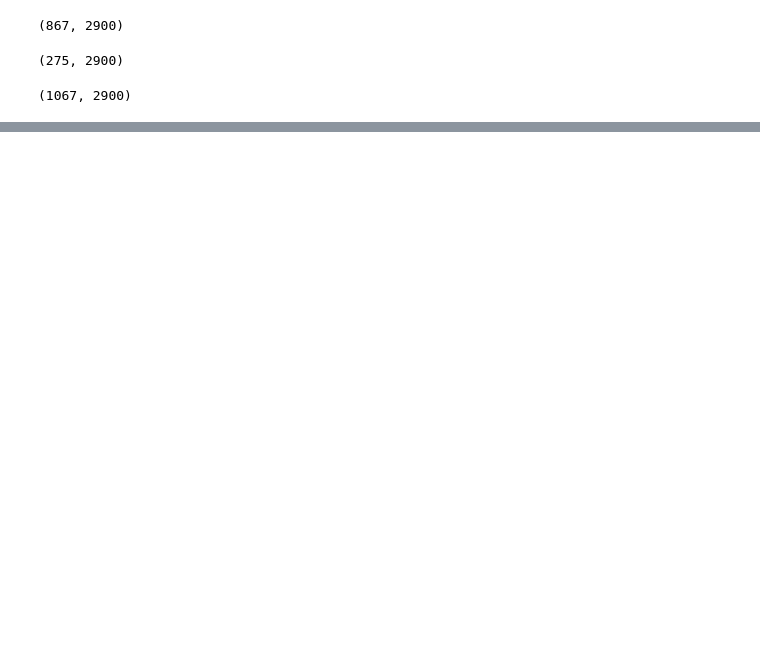
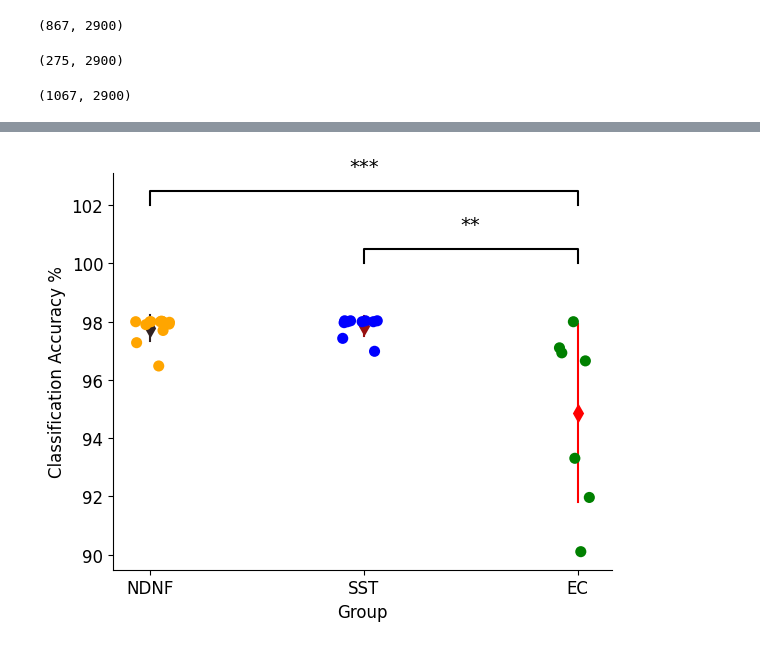
Before and after one commit to Milstein-Lab/CA1-interneuron-GLM, a Jupyter notebook: Clean_notebooks_to_date/finding_weights_over_NDNF.ipynb, the cells around one changed output, grey strips where cells are left out. Cells and saved outputs as stored; diff of their text form; code cells hidden in the pictures; blank space fills up the shorter version.

```diff
--- a/Clean_notebooks_to_date/finding_weights_over_NDNF.ipynb
+++ b/Clean_notebooks_to_date/finding_weights_over_NDNF.ipynb
@@ -471,0 +884,93 @@ TypeError: Neither the `x` nor `y` variable appears to be numeric.
+# %%
+
+
+def get_accuracy_list(accuracy_dict_NDNF):
+    mean_accuracy_per_animal_list_NDNF = []
+    for animal in accuracy_dict_NDNF:
+        mean_accuracy_per_animal_list_NDNF.append(np.mean(accuracy_dict_NDNF[animal])*100)
+    return mean_accuracy_per_animal_list_NDNF
+
+mean_accuracy_per_animal_list_NDNF = get_accuracy_list(accuracy_dict_NDNF)
+mean_accuracy_per_animal_list_SST = get_accuracy_list(accuracy_dict_SST)
+mean_accuracy_per_animal_list_EC = get_accuracy_list(accuracy_dict_EC)
+# %%
+import matplotlib.pyplot as plt
+import seaborn as sns
+import numpy as np
+from scipy.stats import f_oneway
+from statsmodels.stats.multicomp import pairwise_tukeyhsd
+import pandas as pd
+
+# --- Your data ---
+ndnf = mean_accuracy_per_animal_list_NDNF
+sst = mean_accuracy_per_animal_list_SST
+ec = mean_accuracy_per_animal_list_EC
+
+# Combine into a DataFrame
+data = ndnf + sst + ec
+groups = (['NDNF'] * len(ndnf)) + (['SST'] * len(sst)) + (['EC'] * len(ec))
+df = pd.DataFrame({'Group': groups, 'Accuracy': data})
+
+# --- Plot ---
+plt.figure(figsize=(6, 5))
+sns.stripplot(x='Group', y='Accuracy', hue='Group', data=df, jitter=True, size=8, palette={'NDNF':'orange', 'SST':'blue', 'EC':'green'})
+sns.pointplot(x='Group', y='Accuracy', hue='Group', data=df, color='red', errorbar='sd', markers='d', err_kws={'linewidth': 1.5})
+
+plt.ylabel("Classification Accuracy %")
+
+# --- ANOVA ---
+f_val, p_val = f_oneway(ndnf, sst, ec)
+print(f"ANOVA: F = {f_val:.2f}, p = {p_val:.4f}")
+
+# --- Tukey HSD post-hoc ---
+tukey = pairwise_tukeyhsd(endog=df['Accuracy'], groups=df['Group'], alpha=0.05)
+print(tukey)
+
+# --- Add significance stars manually ---
+# Get means per group for y positions
+means = df.groupby('Group')['Accuracy'].mean().to_dict()
+y_offset = 2
+
+# Helper function to add stars
+def add_star(x1, x2, y, star, y_offset = 0.5):
+    plt.plot([x1, x1, x2, x2], [y, y+y_offset, y+y_offset, y], lw=1.5, color='black')
+    plt.text((x1 + x2) / 2, y + y_offset + 0.5, star, ha='center', va='bottom', fontsize=14)
+
+# Get Tukey HSD results table as a DataFrame
+tukey_df = pd.DataFrame(data=tukey._results_table.data[1:], columns=tukey._results_table.data[0])
+
+
+custom_y_locs = {
+    ('NDNF', 'SST'): 85,
+    ('NDNF', 'EC'): 102,
+    ('SST', 'EC'): 100
+}
+
+# Format the group names for matching
+pairs = [('NDNF', 'SST'), ('NDNF', 'EC'), ('SST', 'EC')]
+for group1, group2 in pairs:
+    row = tukey_df[((tukey_df['group1'] == group1) & (tukey_df['group2'] == group2)) |
+                   ((tukey_df['group1'] == group2) & (tukey_df['group2'] == group1))]
+
+    if row.empty:
+        continue  # Skip if no match
+
+    p = float(row['p-adj'].values[0])
+    if p < 0.001:
+        stars = '***'
+    elif p < 0.01:
+        stars = '**'
+    elif p < 0.05:
+        stars = '*'
+    else:
+        stars = 'n.s.'
+
+    if stars != 'n.s.':
+        x1, x2 = ['NDNF', 'SST', 'EC'].index(group1), ['NDNF', 'SST', 'EC'].index(group2)
+        # y = max(means[group1], means[group2]) + 3
+        y = custom_y_locs.get((group1, group2), 85)
+        add_star(x1, x2, y, stars)
+
+plt.tight_layout()
+plt.show()
+# %% [output]
@@ -471,0 +989 @@ TypeError: Neither the `x` nor `y` variable appears to be numeric.
+[figure, added]
```
Also changed, not shown: parts of 61 cells of this notebook.
